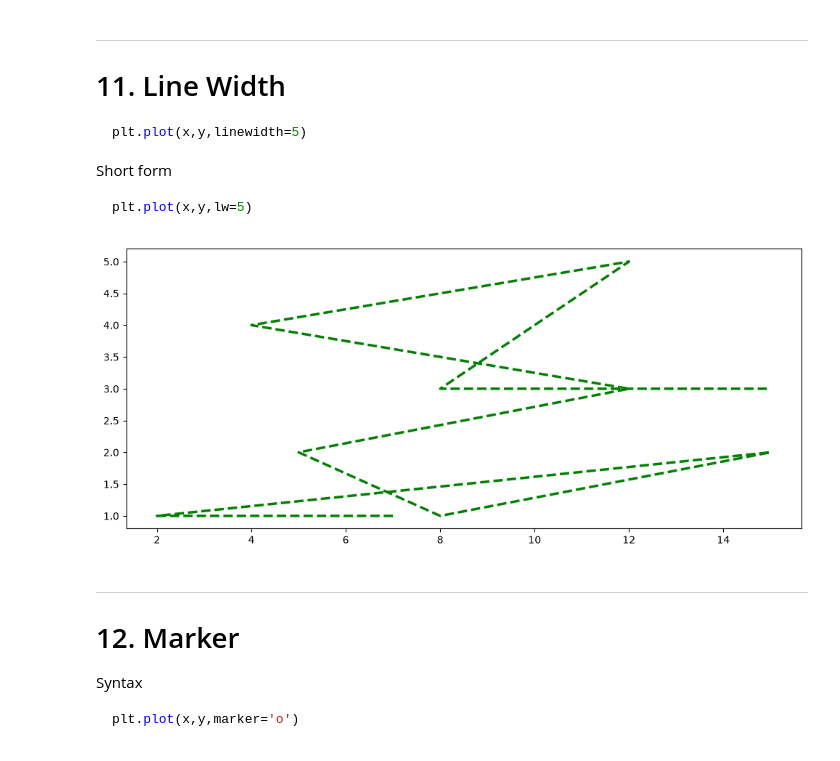
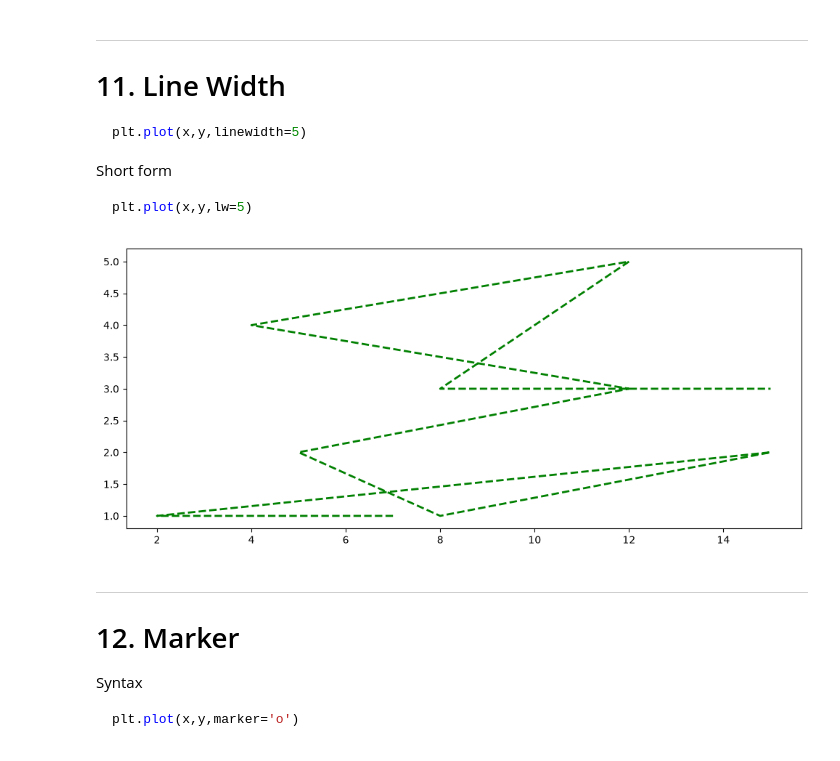
Before and after one commit to gauravkumar902704/AI-Mastery, a Jupyter notebook: 1. Python/4. Libraries/3. Matplotlib/1. Matplotlib_Tutorial.ipynb, the cells around one changed output. Cells and saved outputs as stored; diff of their text form; code cells hidden in the pictures.

````diff
--- a/1. Python/4. Libraries/3. Matplotlib/1. Matplotlib_Tutorial.ipynb
+++ b/1. Python/4. Libraries/3. Matplotlib/1. Matplotlib_Tutorial.ipynb
@@ -323,10 +325,10 @@ plt.plot(x,y,lw=5)
 ```
 # %%
 plt.figure(figsize=(12,5))
-plt.plot(x,y,linewidth=2.5, linestyle='--', color = 'green')
+plt.plot(x,y,linewidth=2.0, linestyle='--', color = 'green')
 plt.show()
 # %% [output]
-[figure, old version]
+[figure, new version]
 # %% [markdown]
 
 
````
Also changed, not shown: parts of 2 cells of this notebook, 6 other files.
